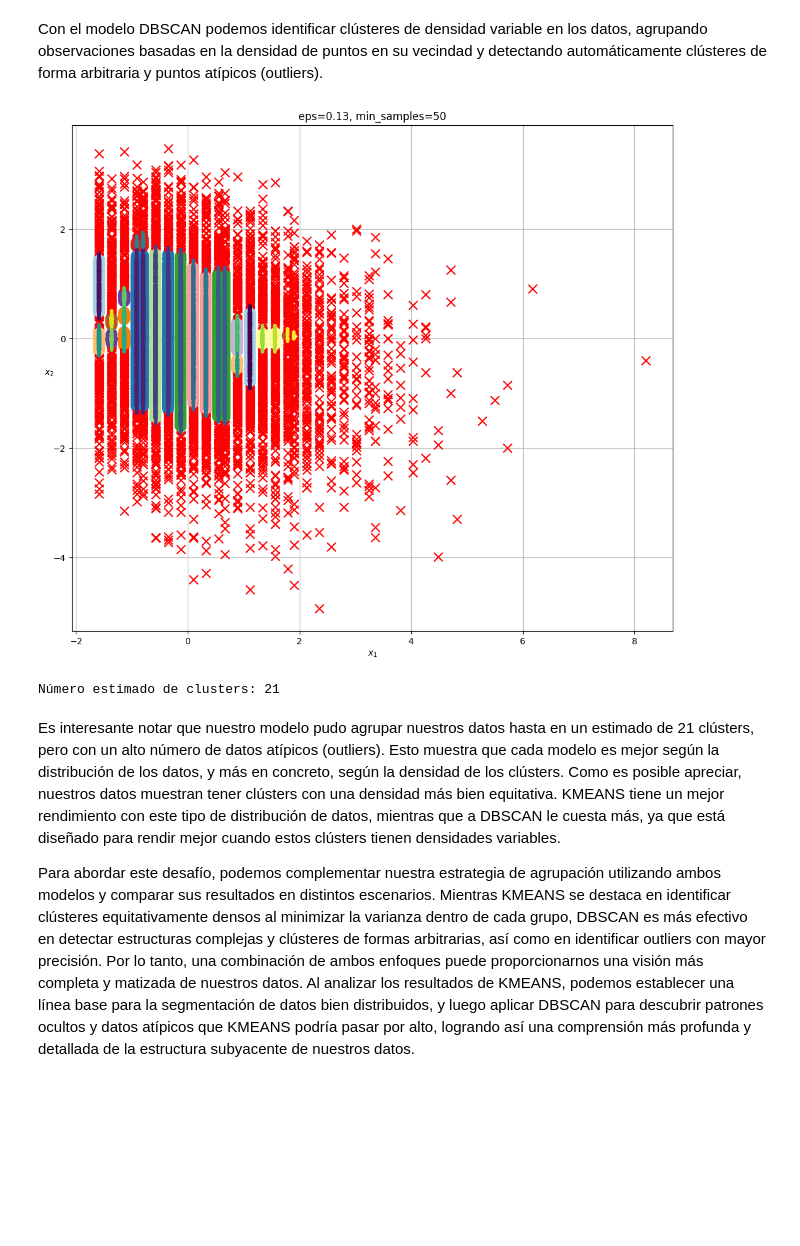
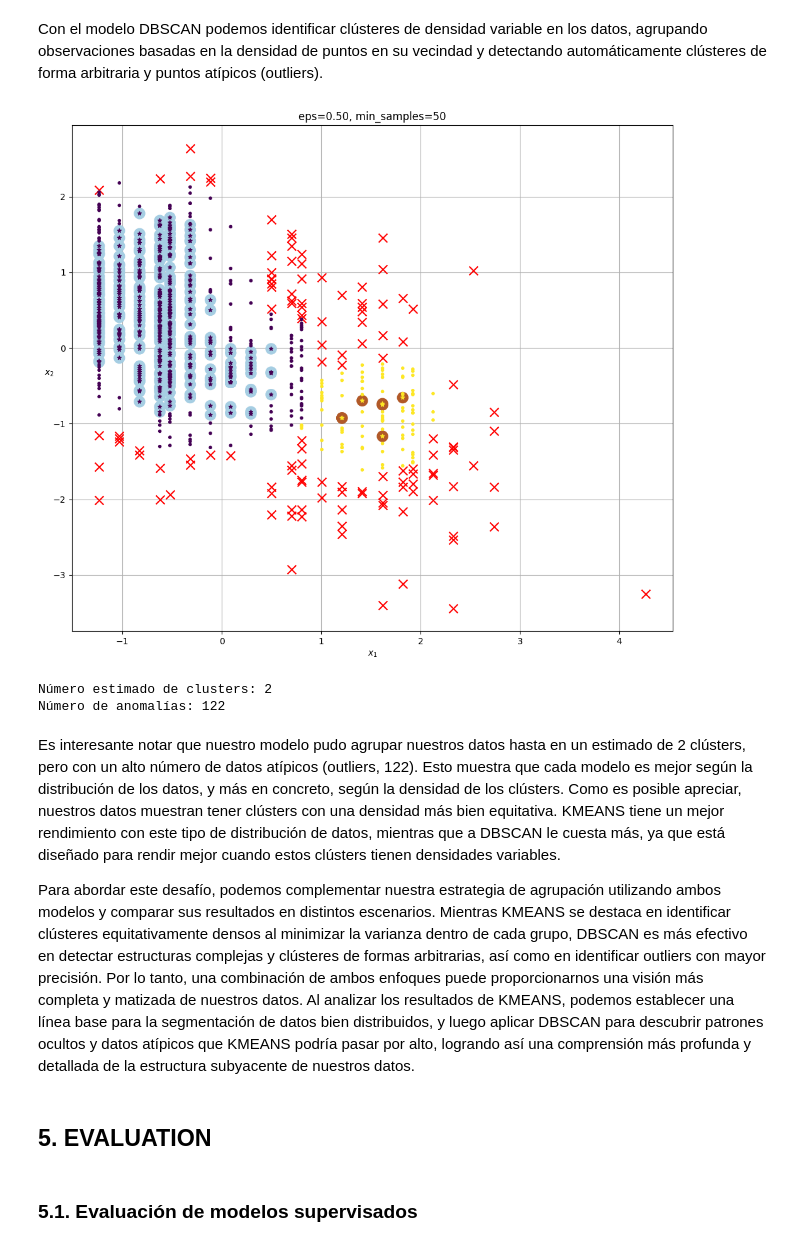
Before and after one commit to CristobalCabezas/datamining_duoc2024, a Jupyter notebook: ET/BIY7121_004V_ET_CristobalCabezas.ipynb, the cells around one changed output. Cells and saved outputs as stored; diff of their text form; code cells hidden in the pictures; blank space fills up the shorter version.

```diff
--- a/ET/BIY7121_004V_ET_CristobalCabezas.ipynb
+++ b/ET/BIY7121_004V_ET_CristobalCabezas.ipynb
@@ -582,3 +506,6 @@ dtype: int64
+# %%
+# Filtramos datos de la ciudad de Canberra
+temp_df_filtered = temp_df_encoded[temp_df_encoded['_Canberra'] == 1]
 # %% [markdown]
 ### 3.4. **Escalamiento**
 # %% [markdown]
@@ -586,7 +513,7 @@ Para un mejor modelado es altamente recomendado que a los datos se les aplique a
 
 Se ha optado por utilizar el escalador Standard Scaler, ya que nuestro dataset maneja columnas con distribuciones más bien normales, permitiendo así mantener balanceada esta distribución para evitar un desajuste en su estructura y escala.
 # %%
-temp_df_scaled = temp_df_imputed.copy()
+temp_df_scaled = temp_df_filtered.copy()
 # %%
 scaled_columns = temp_df_scaled.columns[temp_df_scaled.columns != 'RainTomorrow']
 scaler = StandardScaler()
@@ -1107,7 +1182,7 @@ unsupervised_df = pd.DataFrame(temp_df_unsupervised)
 
 # Select the desired columns and sample the data
 sample_size = 15000
-data_selected = unsupervised_df.loc[:, ['WindSpeed9am', 'Pressure9am']].sample(n=sample_size, random_state=42).values
+data_selected = unsupervised_df.loc[:, ['WindSpeed9am', 'Pressure9am']].sample(n=min(sample_size, len(unsupervised_df)), random_state=42).values
 
 # Create a new DataFrame with the selected data
 df_selected = pd.DataFrame(data_selected)
@@ -1251,0 +1327,9 @@ K8: 1366 muestras
+# %%
+# Get the optimal number of clusters with Silhouette Score
+silhouette_scores = []
+for n_clusters in range(2, 11):
+    kmeans = KMeans(n_clusters=n_clusters)
+    kmeans.fit(X)
+    cluster_labels = kmeans.predict(X)
+    silhouette_avg = silhouette_score(X, cluster_labels)
+    silhouette_scores.append(silhouette_avg)
@@ -1281,37 +1422,43 @@ def plot_dbscan(dbscan, X, size, show_xlabels=True, show_ylabels=True):
                 c=dbscan.labels_[core_mask])
     plt.scatter(anomalies[:, 0], anomalies[:, 1],
                 c="r", marker="x", s=100)
     plt.scatter(non_cores[:, 0], non_cores[:, 1],
                 c=dbscan.labels_[non_core_mask], marker=".")
     if show_xlabels:
         plt.xlabel("$x_1$")
     else:
         plt.tick_params(labelbottom=False)
     if show_ylabels:
         plt.ylabel("$x_2$", rotation=0)
     else:
         plt.tick_params(labelleft=False)
     plt.title(f"eps={dbscan.eps:.2f}, min_samples={dbscan.min_samples}")
     plt.grid()
     plt.gca().set_axisbelow(True)
 
 # Entrenamos nuestro DBSCAN
-db = DBSCAN(eps=0.13, min_samples=50).fit(X2)
+db = DBSCAN(eps=0.5, min_samples=50).fit(X2)
 db_labels = db.labels_
 n_clusters_db_ = len(set(db_labels)) - (1 if -1 in db_labels else 0)
 
 # Generamos greficos
 plt.figure(figsize=(20, 9))
 plt.subplot(122)
 plot_dbscan(db, X2, size=150)
 save_fig("dbscan_plot")
 plt.show()
 
 print('Número estimado de clusters: %d' % n_clusters_db_)
+print("Número de anomalías:", np.sum(db_labels == -1))
 # %% [output]
-[figure, old version]
+[figure, new version]
-Número estimado de clusters: 21
+Número estimado de clusters: 2
+Número de anomalías: 122
 # %% [markdown]
-Es interesante notar que nuestro modelo pudo agrupar nuestros datos hasta en un estimado de 21 clústers, pero con un alto número de datos atípicos (outliers). Esto muestra que cada modelo es mejor según la distribución de los datos, y más en concreto, según la densidad de los clústers. Como es posible apreciar, nuestros datos muestran tener clústers con una densidad más bien equitativa. KMEANS tiene un mejor rendimiento con este tipo de distribución de datos, mientras que a DBSCAN le cuesta más, ya que está diseñado para rendir mejor cuando estos clústers tienen densidades variables.
+Es interesante notar que nuestro modelo pudo agrupar nuestros datos hasta en un estimado de 2 clústers, pero con un alto número de datos atípicos (outliers, 122). Esto muestra que cada modelo es mejor según la distribución de los datos, y más en concreto, según la densidad de los clústers. Como es posible apreciar, nuestros datos muestran tener clústers con una densidad más bien equitativa. KMEANS tiene un mejor rendimiento con este tipo de distribución de datos, mientras que a DBSCAN le cuesta más, ya que está diseñado para rendir mejor cuando estos clústers tienen densidades variables.
 
 Para abordar este desafío, podemos complementar nuestra estrategia de agrupación utilizando ambos modelos y comparar sus resultados en distintos escenarios. Mientras KMEANS se destaca en identificar clústeres equitativamente densos al minimizar la varianza dentro de cada grupo, DBSCAN es más efectivo en detectar estructuras complejas y clústeres de formas arbitrarias, así como en identificar outliers con mayor precisión. Por lo tanto, una combinación de ambos enfoques puede proporcionarnos una visión más completa y matizada de nuestros datos. Al analizar los resultados de KMEANS, podemos establecer una línea base para la segmentación de datos bien distribuidos, y luego aplicar DBSCAN para descubrir patrones ocultos y datos atípicos que KMEANS podría pasar por alto, logrando así una comprensión más profunda y detallada de la estructura subyacente de nuestros datos.
+# %% [markdown]
+## 5. **EVALUATION**
+# %% [markdown]
+### 5.1. **Evaluación de modelos supervisados**
```
Also changed, not shown: parts of 81 cells of this notebook, 1 other file.
